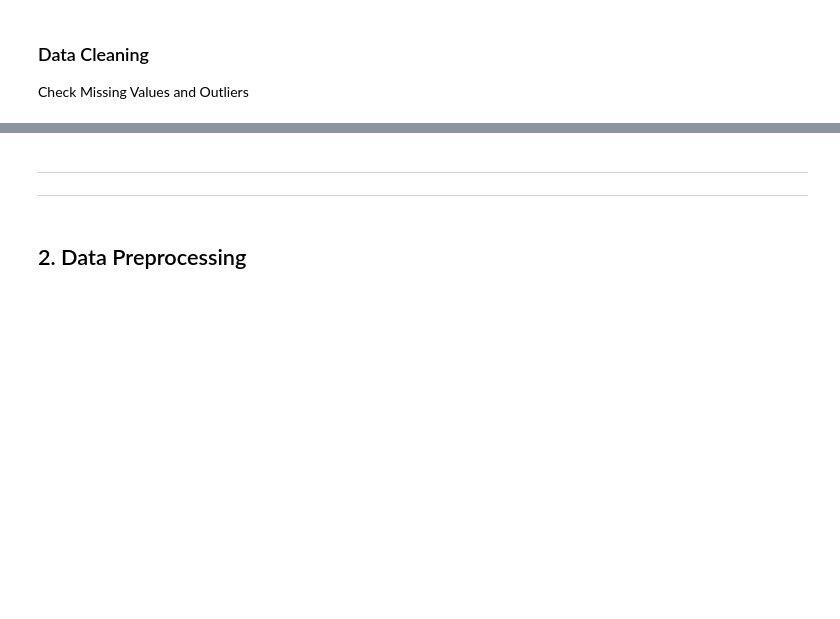
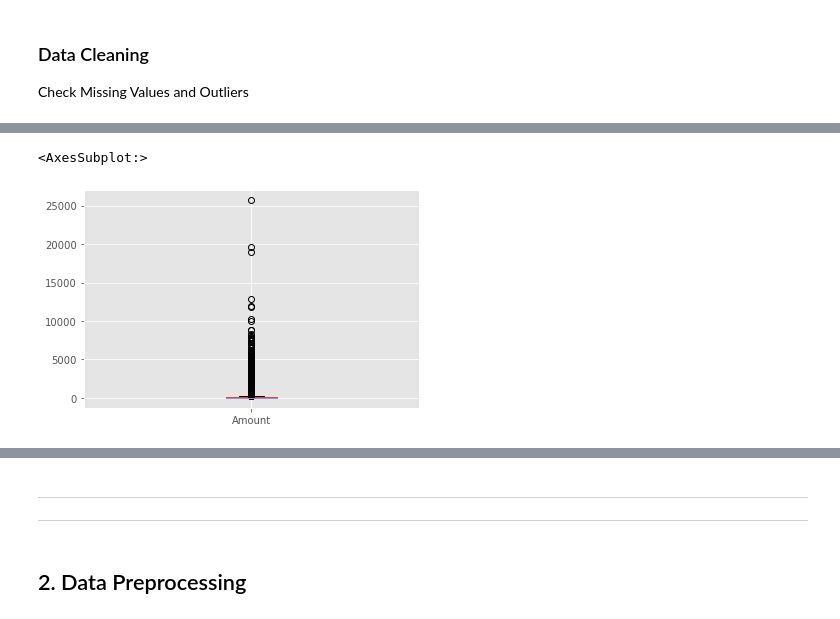
Before and after one commit to smeteo/Data_Science_and_Machine_Learning, a Jupyter notebook: 8._Capstone_Projects/Project_4_Fraud_Detection/Fraud Detection.ipynb, the cells around one changed output, grey strips where cells are left out. Saved outputs shown, nothing was run; the diff lists cells and outputs as text; code cells hidden in the pictures; blank space fills up the shorter version.

```diff
--- a/8._Capstone_Projects/Project_4_Fraud_Detection/Fraud Detection.ipynb
+++ b/8._Capstone_Projects/Project_4_Fraud_Detection/Fraud Detection.ipynb
@@ -156,0 +181,5 @@ Check Missing Values and Outliers
+# %%
+df.Amount.plot.box()
+# %% [output]
+<AxesSubplot:>
+[figure, added]
```
Also changed, not shown: parts of 9 cells of this notebook, 1 other file.
